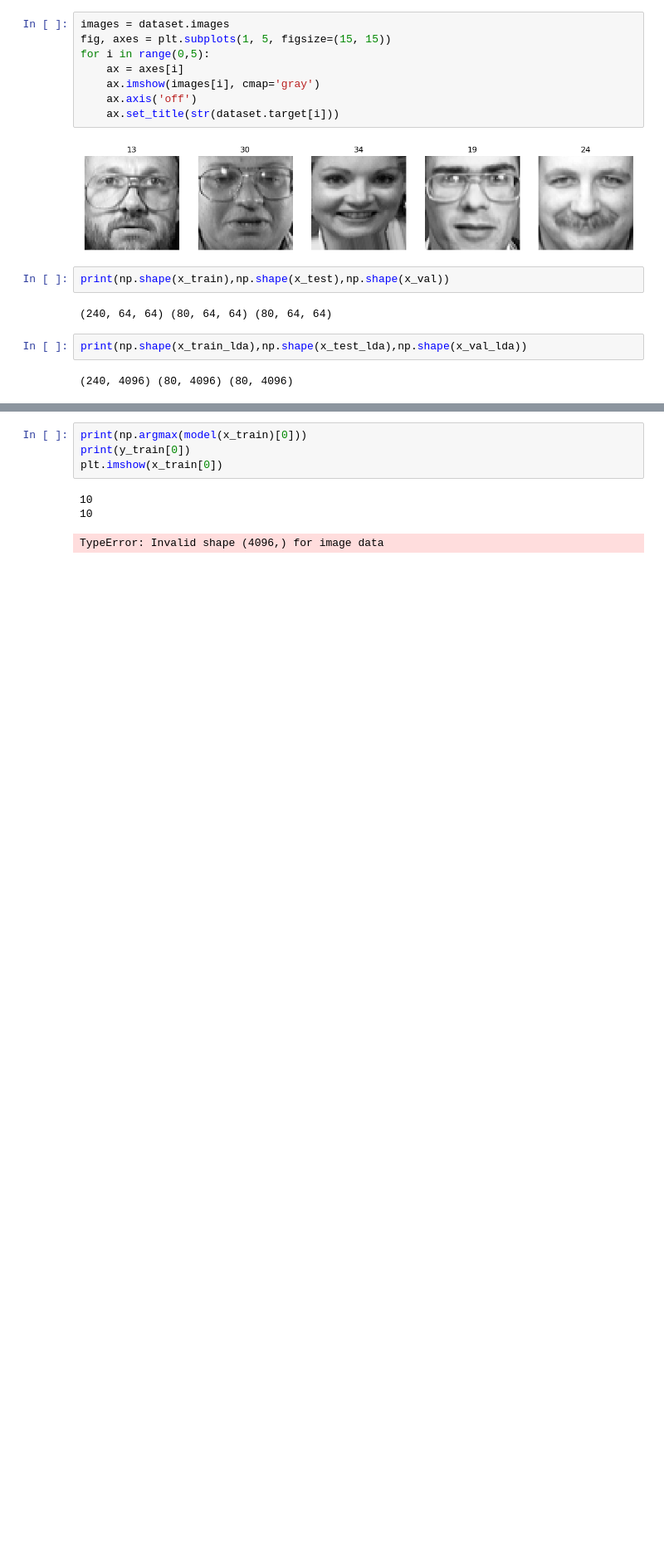
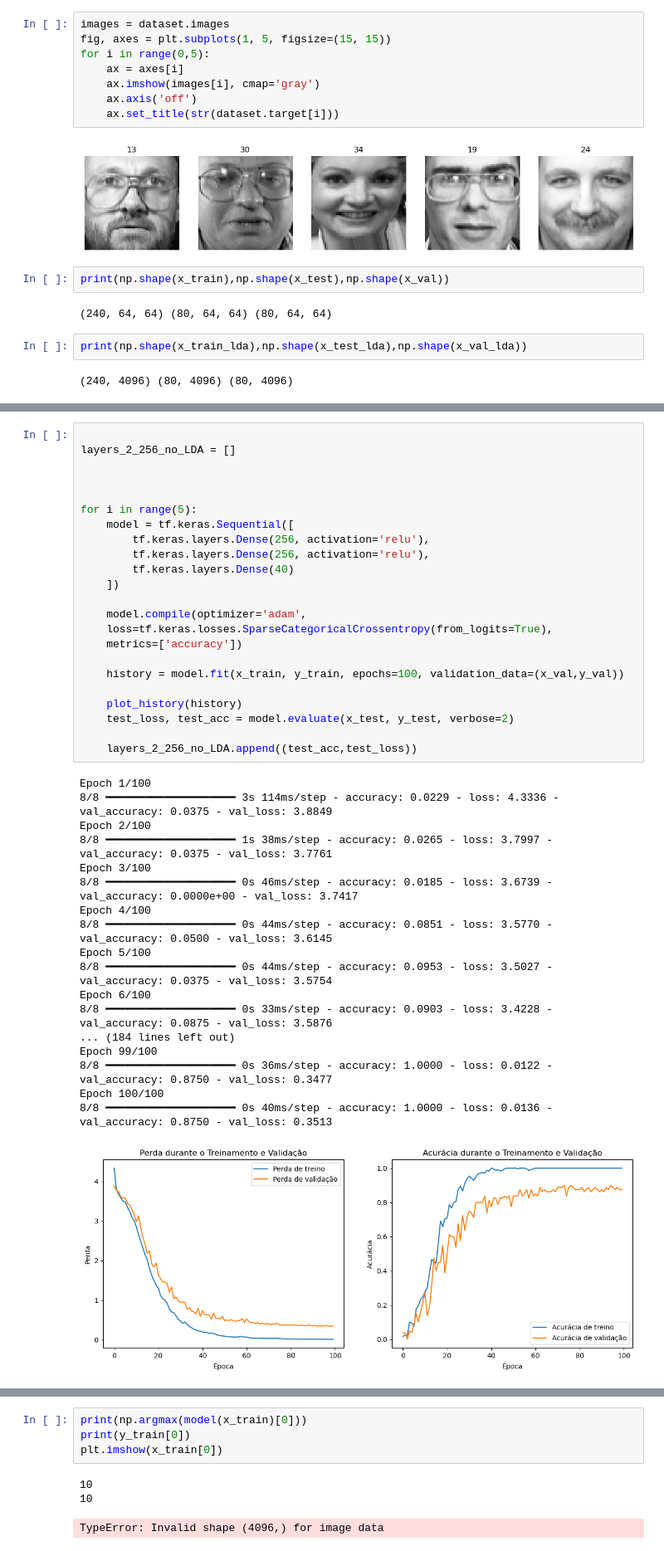
Before and after one commit to talvanio/Facial-Recognition, a Jupyter notebook: facial-recognition.ipynb, the cells around one changed output, grey strips where cells are left out. Shown at 83% size. Drawn from its saved outputs; the diff is of its cells as text; blank space fills up the shorter version.

```diff
--- a/facial-recognition.ipynb
+++ b/facial-recognition.ipynb
@@ -316,0 +317,42 @@ Epoch 100/100
+# %%
+
+layers_2_256_no_LDA = []
+
+
+
+for i in range(5):
+    model = tf.keras.Sequential([
+        tf.keras.layers.Dense(256, activation='relu'),
+        tf.keras.layers.Dense(256, activation='relu'),
+        tf.keras.layers.Dense(40)
+    ])
+
+    model.compile(optimizer='adam',
+    loss=tf.keras.losses.SparseCategoricalCrossentropy(from_logits=True),
+    metrics=['accuracy'])
+
+    history = model.fit(x_train, y_train, epochs=100, validation_data=(x_val,y_val))
+
+    plot_history(history)
+    test_loss, test_acc = model.evaluate(x_test, y_test, verbose=2)
+
+    layers_2_256_no_LDA.append((test_acc,test_loss))
+# %% [output]
+Epoch 1/100
+8/8 ━━━━━━━━━━━━━━━━━━━━ 3s 114ms/step - accuracy: 0.0229 - loss: 4.3336 - val_accuracy: 0.0375 - val_loss: 3.8849
+Epoch 2/100
+8/8 ━━━━━━━━━━━━━━━━━━━━ 1s 38ms/step - accuracy: 0.0265 - loss: 3.7997 - val_accuracy: 0.0375 - val_loss: 3.7761
+Epoch 3/100
+8/8 ━━━━━━━━━━━━━━━━━━━━ 0s 46ms/step - accuracy: 0.0185 - loss: 3.6739 - val_accuracy: 0.0000e+00 - val_loss: 3.7417
+Epoch 4/100
+8/8 ━━━━━━━━━━━━━━━━━━━━ 0s 44ms/step - accuracy: 0.0851 - loss: 3.5770 - val_accuracy: 0.0500 - val_loss: 3.6145
+Epoch 5/100
+8/8 ━━━━━━━━━━━━━━━━━━━━ 0s 44ms/step - accuracy: 0.0953 - loss: 3.5027 - val_accuracy: 0.0375 - val_loss: 3.5754
+Epoch 6/100
+8/8 ━━━━━━━━━━━━━━━━━━━━ 0s 33ms/step - accuracy: 0.0903 - loss: 3.4228 - val_accuracy: 0.0875 - val_loss: 3.5876
+... (184 lines left out)
+Epoch 99/100
+8/8 ━━━━━━━━━━━━━━━━━━━━ 0s 36ms/step - accuracy: 1.0000 - loss: 0.0122 - val_accuracy: 0.8750 - val_loss: 0.3477
+Epoch 100/100
+8/8 ━━━━━━━━━━━━━━━━━━━━ 0s 40ms/step - accuracy: 1.0000 - loss: 0.0136 - val_accuracy: 0.8750 - val_loss: 0.3513
+[figure, added]
```
Also changed, not shown: parts of 4 cells of this notebook.
